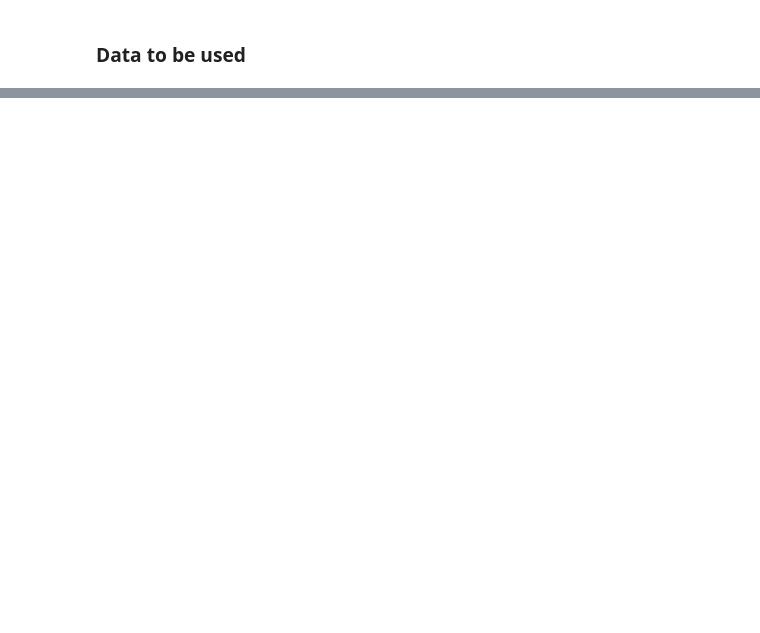
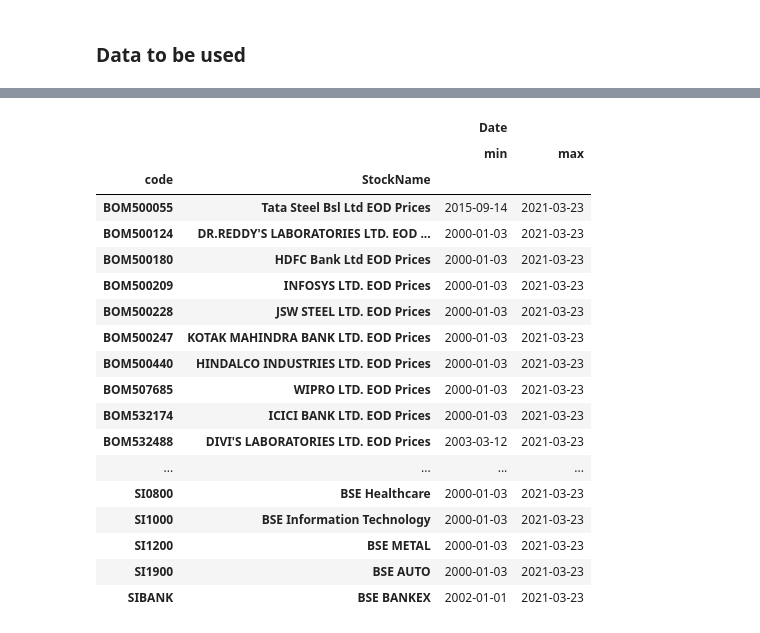
Before and after one commit to acamit/DataScience, a Jupyter notebook: Projects/Stocks/Thesis Implementation.ipynb, the cells around one changed output, grey strips where cells are left out. Cells and saved outputs as stored; diff of their text form; code cells hidden in the pictures; blank space fills up the shorter version.

```diff
--- a/Projects/Stocks/Thesis Implementation.ipynb
+++ b/Projects/Stocks/Thesis Implementation.ipynb
@@ -143 +147,23 @@ dataset.head()
+# %%
+dataset.groupby(['code', 'StockName']).agg({'Date': ['min', 'max']})
+# %% [output]
+|  |  | Date |  |
+|  |  | min | max |
+| code | StockName |  |  |
+| BOM500055 | Tata Steel Bsl Ltd EOD Prices | 2015-09-14 | 2021-03-23 |
+| BOM500124 | DR.REDDY'S LABORATORIES LTD. EOD ... | 2000-01-03 | 2021-03-23 |
+| BOM500180 | HDFC Bank Ltd EOD Prices | 2000-01-03 | 2021-03-23 |
+| BOM500209 | INFOSYS LTD. EOD Prices | 2000-01-03 | 2021-03-23 |
+| BOM500228 | JSW STEEL LTD. EOD Prices | 2000-01-03 | 2021-03-23 |
+| BOM500247 | KOTAK MAHINDRA BANK LTD. EOD Prices | 2000-01-03 | 2021-03-23 |
+| BOM500440 | HINDALCO INDUSTRIES LTD. EOD Prices | 2000-01-03 | 2021-03-23 |
+| BOM507685 | WIPRO LTD. EOD Prices | 2000-01-03 | 2021-03-23 |
+| BOM532174 | ICICI BANK LTD. EOD Prices | 2000-01-03 | 2021-03-23 |
+| BOM532488 | DIVI'S LABORATORIES LTD. EOD Prices | 2003-03-12 | 2021-03-23 |
+| ... | ... | ... | ... |
+| SI0800 | BSE Healthcare | 2000-01-03 | 2021-03-23 |
+| SI1000 | BSE Information Technology | 2000-01-03 | 2021-03-23 |
+| SI1200 | BSE METAL | 2000-01-03 | 2021-03-23 |
+| SI1900 | BSE AUTO | 2000-01-03 | 2021-03-23 |
+| SIBANK | BSE BANKEX | 2002-01-01 | 2021-03-23 |
 # %%
```
Also changed, not shown: parts of 19 cells of this notebook, 4 other files.
